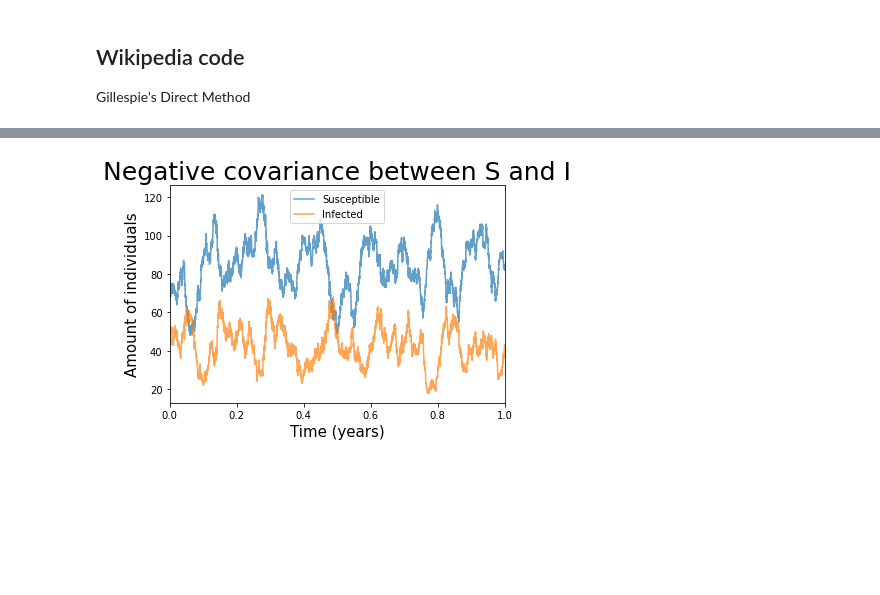
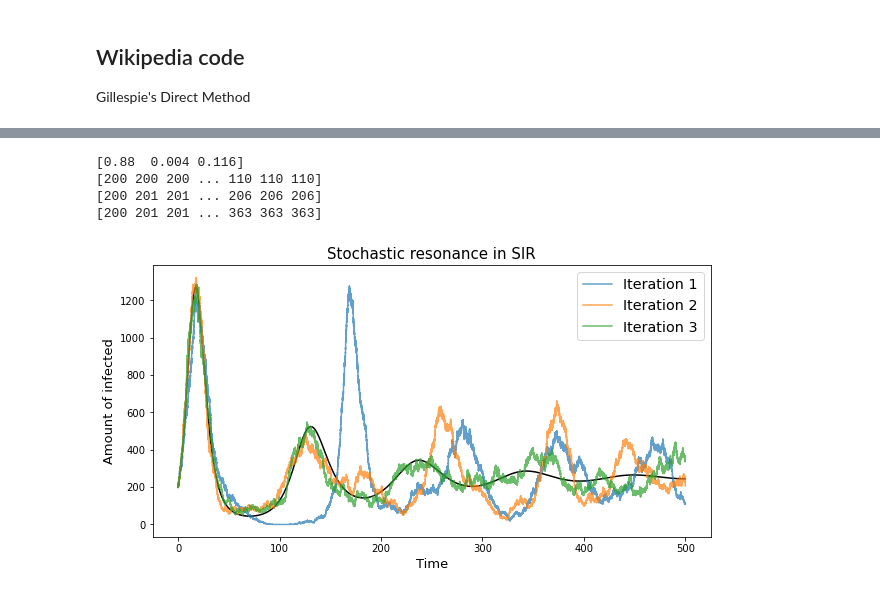
Before and after one commit to Florisdv5/Introcomp_assign2, a Jupyter notebook: Cov+trans+res.ipynb, the cells around one changed output, grey strips where cells are left out. Drawn from its saved outputs; the diff is of its cells as text; code cells hidden in the pictures; blank space fills up the shorter version.

```diff
--- a/Cov+trans+res.ipynb
+++ b/Cov+trans+res.ipynb
@@ -160,25 +252,25 @@ NameError: name 'ts' is not defined
 import numpy as np
 import pylab as pl
 
-beta=1.0
-gamma=1/7.0
-mu=1/70
-N0=500
+beta=1
+gamma=0.7
+mu=0.0125
+N0=50000
 # delta = math.sqrt(N0)*5.5e-03
 delta = 0.0625*mu*(beta/gamma -1)*math.sqrt(N0)
 ### You may want to try with popylation size of 50 (small) to see the events
 ### In this case uncomment the next line
 #N0=50.0
-ND=MaxTime=2*365.0
-Y0=pl.ceil(mu*N0/gamma)
-X0=pl.floor(gamma*N0/beta)
+ND=MaxTime=500
+Y0=200
+X0=44000
 # Y0=5
 # X0=8000
 Z0=N0-X0-Y0
 
 INPUT = np.array((X0,Y0,Z0))
-
-timestep=0.0
+y = INPUT/N0
+timestep = 0
 
 def stoc_eqs(INP,ts):
 	V = INP
@@ -199,46 +291,74 @@ def stoc_eqs(INP,ts):
 	for i in range(len(list1)):
 		if list1[i] >= R1*np.sum(Rate):
 			V[range(3)] = V[range(3)]+Change[i,:]
 			return [V,ts]
 
+
 def Stoch_Iteration(INPUT):
     lop=0
     ts=0
     T=[0]
     S=[0]
     I=[0]
     R=[0]
     while T[lop] < ND:
         lop=lop+1
         T.append(T[lop-1]+ts)
         S.append(INPUT[0])
         I.append(INPUT[1])
         R.append(INPUT[2])
         [res,ts] = stoc_eqs(INPUT,ts)
         lop=lop+1
         T.append(T[lop-1])
         S.append(INPUT[0])
         I.append(INPUT[1])
         R.append(INPUT[2])
     return [T,S,I,R]
 
+# print(INPUT)
+# [T,S,I,R]=Stoch_Iteration(INPUT)
+# print(INPUT)
+# tT=np.array(T)[0:,]/365.
+# tS=np.array(S)[0:,]
+# tI=np.array(I)[0:,]
+# tR=np.array(R)[0:,]
+def derivation3(y, t, beta, gamma, m, d):
+    S,I,R = y
+    dSdt = m-beta * S * I  - m * S
+    dIdt = beta * S * I  - gamma * I - m * I
+    dRdt = gamma * I - m * R
+    return dSdt, dIdt, dRdt
+time = np.linspace(0,500,1000)
+d = delta / N0
+print(y)
+SIR = odeint(derivation3, y, time, args = (beta, gamma, mu, d))
+Sd,Id,Rd = SIR.T*N0
+#print(Id)
+# print(Sd)
+# print(tS)
+# print(tI)
+fig, (ax) = plt.subplots(1, sharex=True, figsize = (10, 5))
+#ax = fig.add_subplot(111)
+plt.plot(time, Id, color = 'black')
+for i in range(3):
+    INPUT = np.array((X0,Y0,Z0))
+    [T,S,I,R]=Stoch_Iteration(INPUT)
+    tT=np.array(T)[1:,]
+    tI=np.array(I)[1:,]
+    print(tI)
+    plt.plot(tT, tI, alpha=0.7, label = ('Iteration %s' %(i+1)))
 
-[T,S,I,R]=Stoch_Iteration(INPUT)
+plt.title('Stochastic resonance in SIR', size = 15)
+plt.xlabel ('Time', size = 13)
+plt.ylabel ('Amount of infected', size = 13)
 
-tT=np.array(T)[1:,]/365.
-tS=np.array(S)[1:,]
-tI=np.array(I)[1:,]
-tR=np.array(R)[1:,]
+plt.legend(loc = "upper right", fontsize = "x-large", bbox_to_anchor = (1,1))
+plt.show()
 
-plt.plot(tT, tS, alpha=0.7, label = 'Susceptible')
-#pl.xlabel ('Time (years)')
-plt.xlim(0,1)
-
-plt.plot(tT, tI, alpha=0.7, label ='Infected')
-plt.legend()
-plt.title("Negative covariance between S and I", size = 25)
-plt.xlabel ('Time (years)', size = 15)
-plt.ylabel ('Amount of individuals', size = 15)
-plt.show()
+#plt.legend()
 # %% [output]
+[0.88  0.004 0.116]
+[200 200 200 ... 110 110 110]
+[200 201 201 ... 206 206 206]
+[200 201 201 ... 363 363 363]
-[figure, old version]
+[figure, new version]
```
Also changed, not shown: parts of 6 cells of this notebook.
